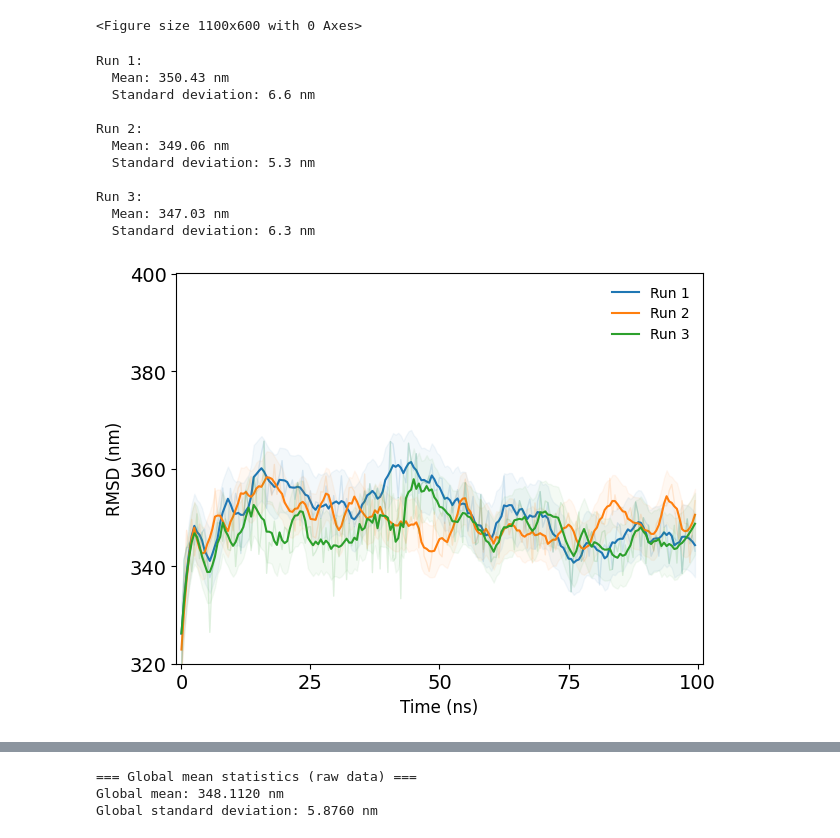
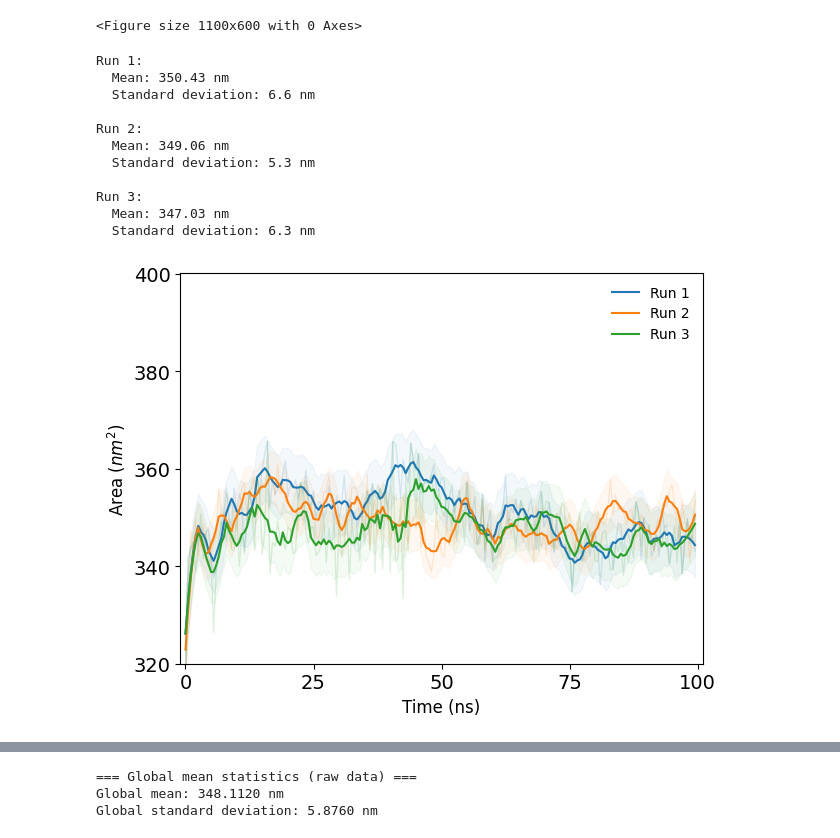
Before and after one commit to DrFrank25/MD-analysis, a Jupyter notebook: SASA_NMDA.ipynb, the cells around one changed output, grey strips where cells are left out. Saved outputs shown, nothing was run; the diff lists cells and outputs as text; code cells hidden in the pictures.

```diff
--- a/SASA_NMDA.ipynb
+++ b/SASA_NMDA.ipynb
@@ -129,7 +129,7 @@ for i, (name, content) in enumerate(uploaded.items()):
 
     # Axes configuration
     plt.xlabel("Time (ns)", fontsize=12)
-    plt.ylabel("RMSD (nm)", fontsize=12)
+    plt.ylabel("Area ($nm^2$)", fontsize=12)
     plt.tick_params(axis='both', which='major', labelsize=14)
 
     # Ticks range
@@ -144,34 +144,34 @@ for i, (name, content) in enumerate(uploaded.items()):
 # Custom legend
 plt.legend(
     loc='upper right',
     fontsize=10,
     frameon=True,
     facecolor='white',
     edgecolor='white',
     fancybox=False,
     shadow=False
 )
 
 plt.grid(False)
 plt.tight_layout()
 
 # --- Save and render the figure (at the end of the script, BEFORE plt.show()) ---
 fig = plt.gcf()  # get the current figure (the one just plotted)
 fig.tight_layout()
 fig.canvas.draw()  # force rendering in Colab
 # %% [output]
 Run 1:
   Mean: 350.43 nm
   Standard deviation: 6.6 nm
 
 Run 2:
   Mean: 349.06 nm
   Standard deviation: 5.3 nm
 
 Run 3:
   Mean: 347.03 nm
   Standard deviation: 6.3 nm
-[figure, old version]
+[figure, new version]
 # %%
 # Save figure in high resolution with a specific name
 fig.savefig(
```
